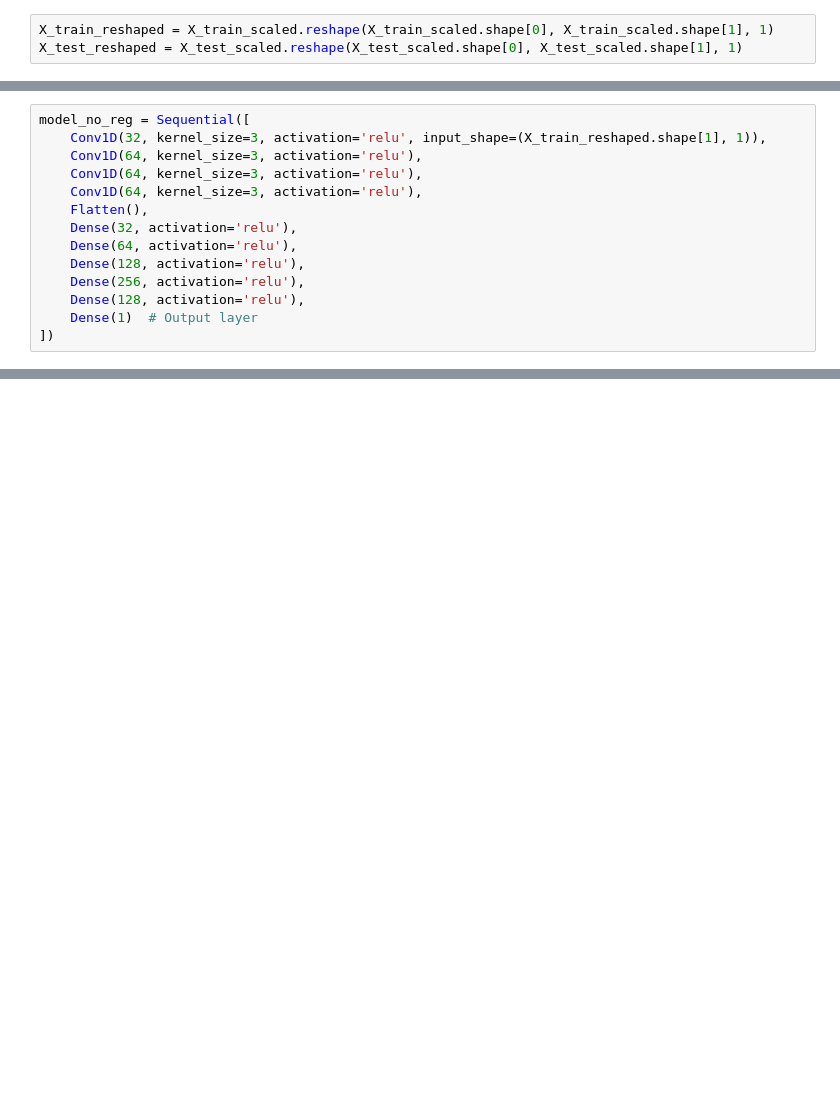
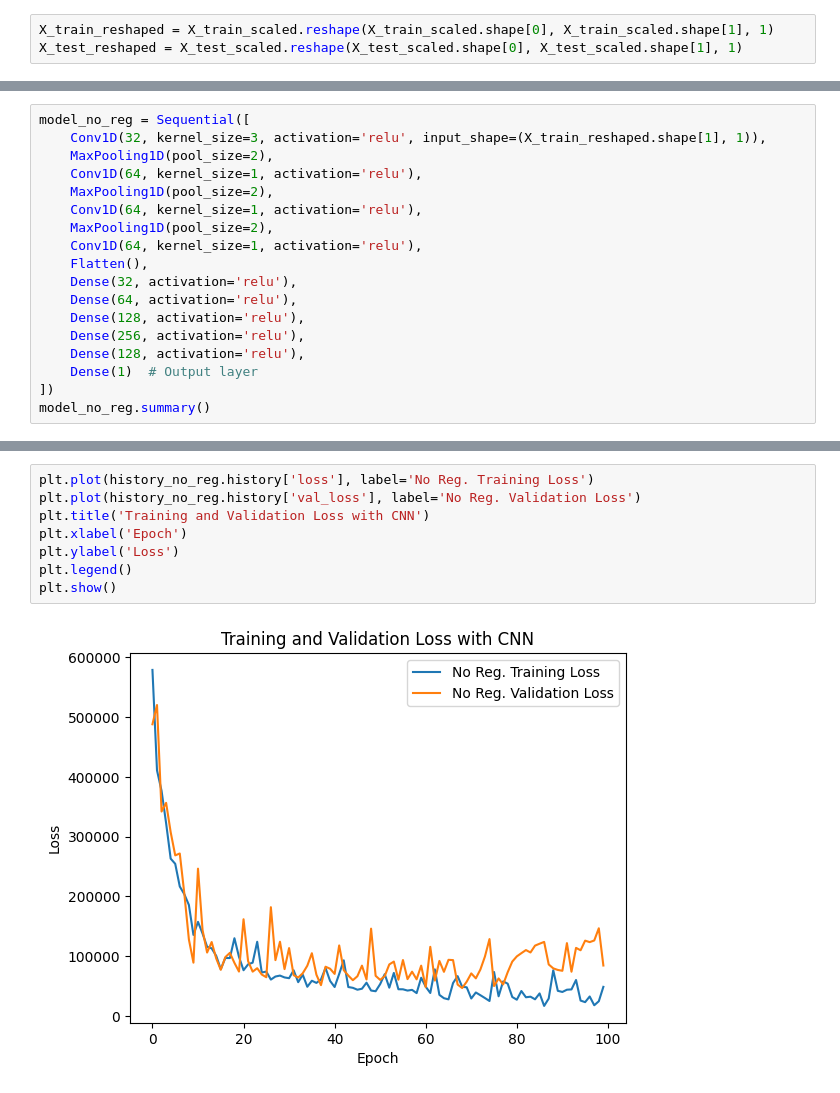
Before and after one commit to CHAITANYA2605/Crop-Yield, a Jupyter notebook: DL_project.ipynb, the cells around one changed output, grey strips where cells are left out. Drawn from its saved outputs; the diff is of its cells as text; blank space fills up the shorter version.

```diff
--- a/DL_project.ipynb
+++ b/DL_project.ipynb
@@ -56,9 +153,12 @@ model_reg = Sequential([
 # %%
 model_no_reg = Sequential([
     Conv1D(32, kernel_size=3, activation='relu', input_shape=(X_train_reshaped.shape[1], 1)),
-    Conv1D(64, kernel_size=3, activation='relu'),
-    Conv1D(64, kernel_size=3, activation='relu'),
-    Conv1D(64, kernel_size=3, activation='relu'),
+    MaxPooling1D(pool_size=2),
+    Conv1D(64, kernel_size=1, activation='relu'),
+    MaxPooling1D(pool_size=2),
+    Conv1D(64, kernel_size=1, activation='relu'),
+    MaxPooling1D(pool_size=2),
+    Conv1D(64, kernel_size=1, activation='relu'),
     Flatten(),
     Dense(32, activation='relu'),
     Dense(64, activation='relu'),
@@ -67,3 +167,4 @@ model_no_reg = Sequential([
     Dense(128, activation='relu'),
     Dense(1)  # Output layer
 ])
+model_no_reg.summary()
@@ -138,0 +326,10 @@ No Regularization Model: Test MAE: 11.37998104095459 Test Accuracy: 0.0086338240
+# %%
+plt.plot(history_no_reg.history['loss'], label='No Reg. Training Loss')
+plt.plot(history_no_reg.history['val_loss'], label='No Reg. Validation Loss')
+plt.title('Training and Validation Loss with CNN')
+plt.xlabel('Epoch')
+plt.ylabel('Loss')
+plt.legend()
+plt.show()
+# %% [output]
+[figure, added]
```
Also changed, not shown: parts of 14 cells of this notebook.
